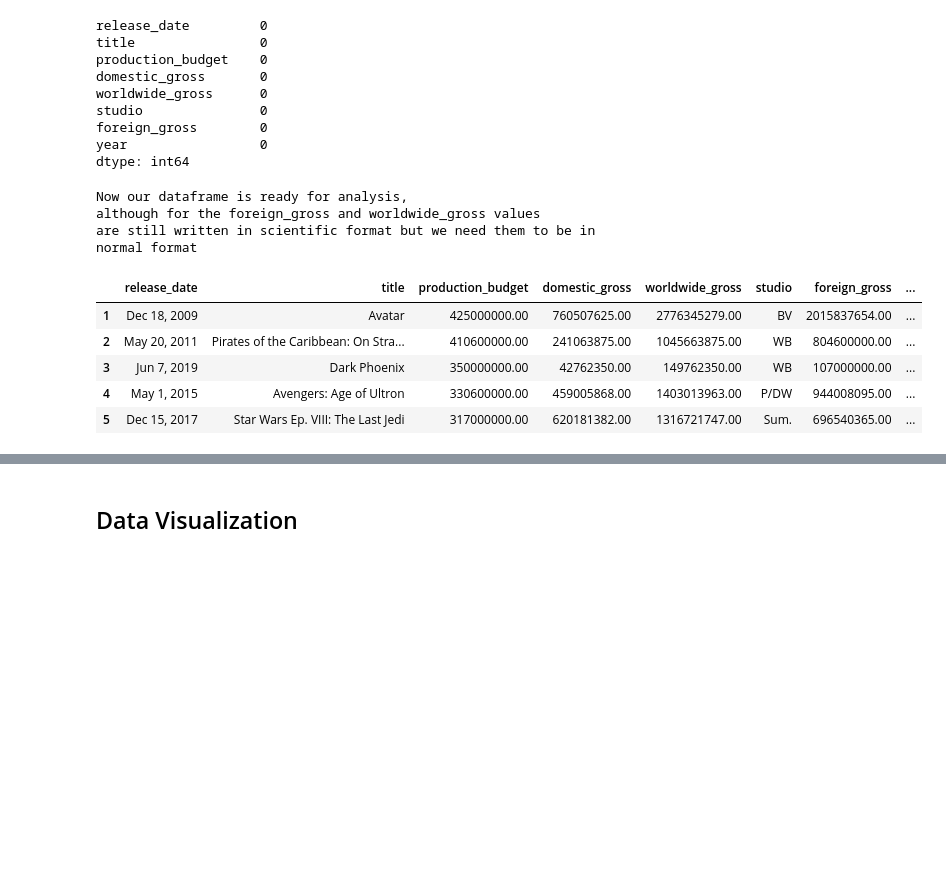
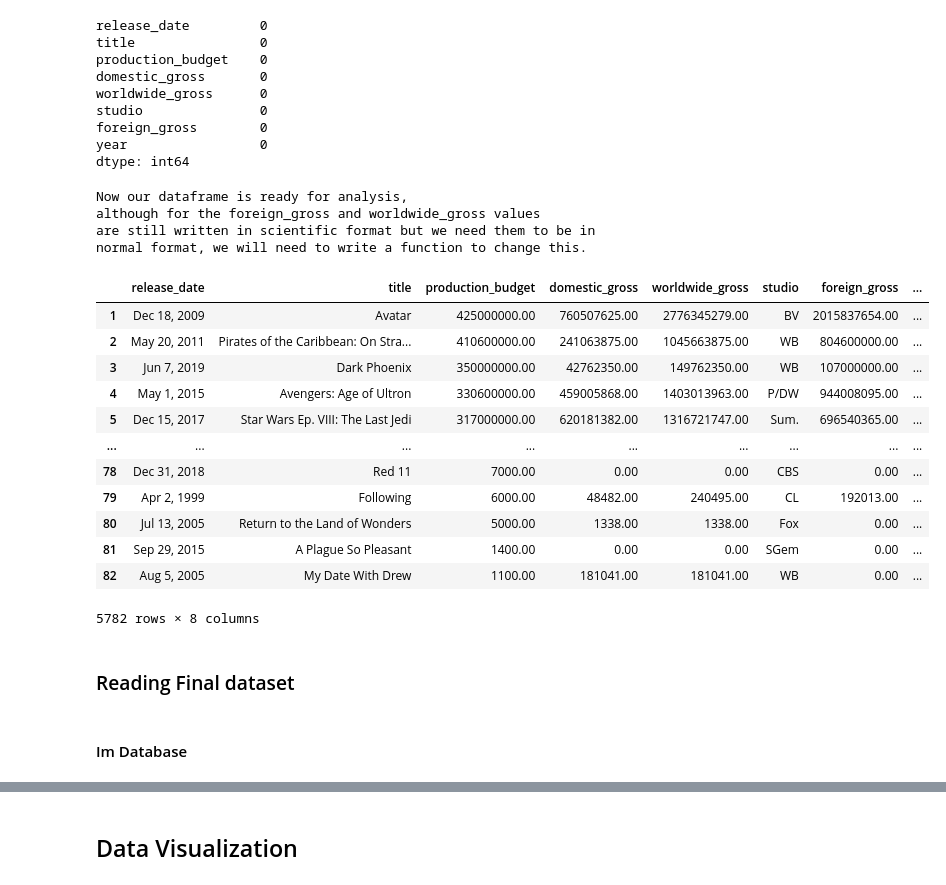
Before and after one commit to Imacharia/Microsoft-Movie-Studio-market-analysis, a Jupyter notebook: Movies Analysis-Data Visualizations.ipynb, the cells around one changed output, grey strips where cells are left out. Drawn from its saved outputs; the diff is of its cells as text; code cells hidden in the pictures; blank space fills up the shorter version.

```diff
--- a/Movies Analysis-Data Visualizations.ipynb
+++ b/Movies Analysis-Data Visualizations.ipynb
@@ -662,22 +676,33 @@ dtype: int64
 # %%
 
 print("""Now our dataframe is ready for analysis,
 although for the foreign_gross and worldwide_gross values
 are still written in scientific format but we need them to be in
-normal format""")
+normal format, we will need to write a function to change this.""")
 
 #here we write the function to remove the scientific format
 pd.options.display.float_format = '{:.2f}'.format
 #checking if the dataset for changes
-mov_analysis.head()
+mov_analysis
 # %% [output]
 Now our dataframe is ready for analysis,
 although for the foreign_gross and worldwide_gross values
 are still written in scientific format but we need them to be in
-normal format
+normal format, we will need to write a function to change this.
 |  | release_date | title | production_budget | domestic_gross | worldwide_gross | studio | foreign_gross | ... |
 | 1 | Dec 18, 2009 | Avatar | 425000000.00 | 760507625.00 | 2776345279.00 | BV | 2015837654.00 | ... |
 | 2 | May 20, 2011 | Pirates of the Caribbean: On Stra... | 410600000.00 | 241063875.00 | 1045663875.00 | WB | 804600000.00 | ... |
 | 3 | Jun 7, 2019 | Dark Phoenix | 350000000.00 | 42762350.00 | 149762350.00 | WB | 107000000.00 | ... |
 | 4 | May 1, 2015 | Avengers: Age of Ultron | 330600000.00 | 459005868.00 | 1403013963.00 | P/DW | 944008095.00 | ... |
 | 5 | Dec 15, 2017 | Star Wars Ep. VIII: The Last Jedi | 317000000.00 | 620181382.00 | 1316721747.00 | Sum. | 696540365.00 | ... |
+| ... | ... | ... | ... | ... | ... | ... | ... | ... |
+| 78 | Dec 31, 2018 | Red 11 | 7000.00 | 0.00 | 0.00 | CBS | 0.00 | ... |
+| 79 | Apr 2, 1999 | Following | 6000.00 | 48482.00 | 240495.00 | CL | 192013.00 | ... |
+| 80 | Jul 13, 2005 | Return to the Land of Wonders | 5000.00 | 1338.00 | 1338.00 | Fox | 0.00 | ... |
+| 81 | Sep 29, 2015 | A Plague So Pleasant | 1400.00 | 0.00 | 0.00 | SGem | 0.00 | ... |
+| 82 | Aug 5, 2005 | My Date With Drew | 1100.00 | 181041.00 | 181041.00 | WB | 0.00 | ... |
+5782 rows × 8 columns
+# %% [markdown]
+### Reading Final dataset
+# %% [markdown]
+#### Im Database
```
Also changed, not shown: parts of 30 cells of this notebook, 1 other file.
